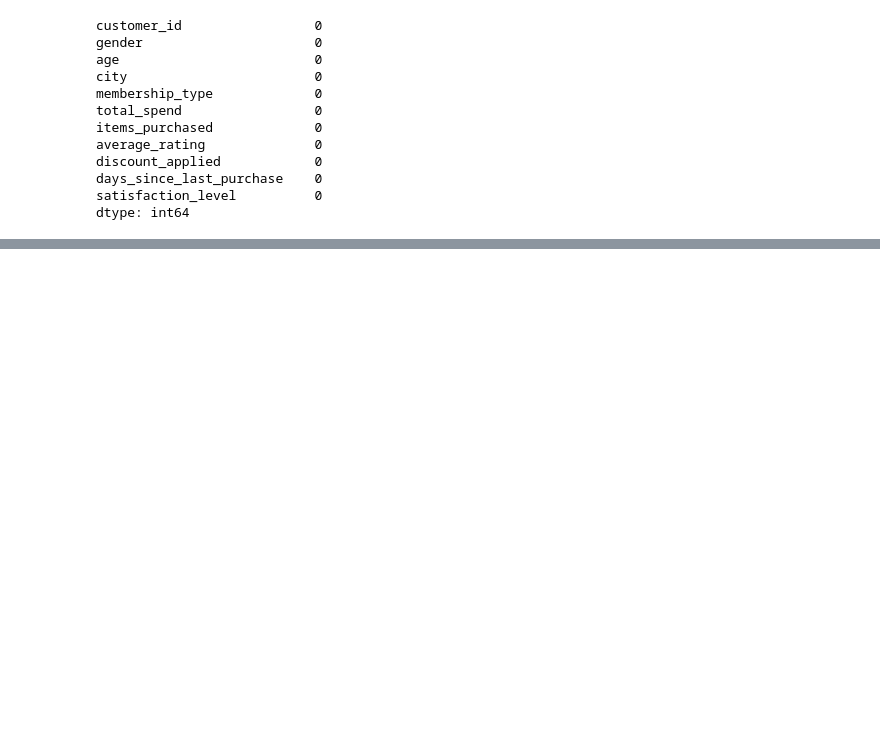
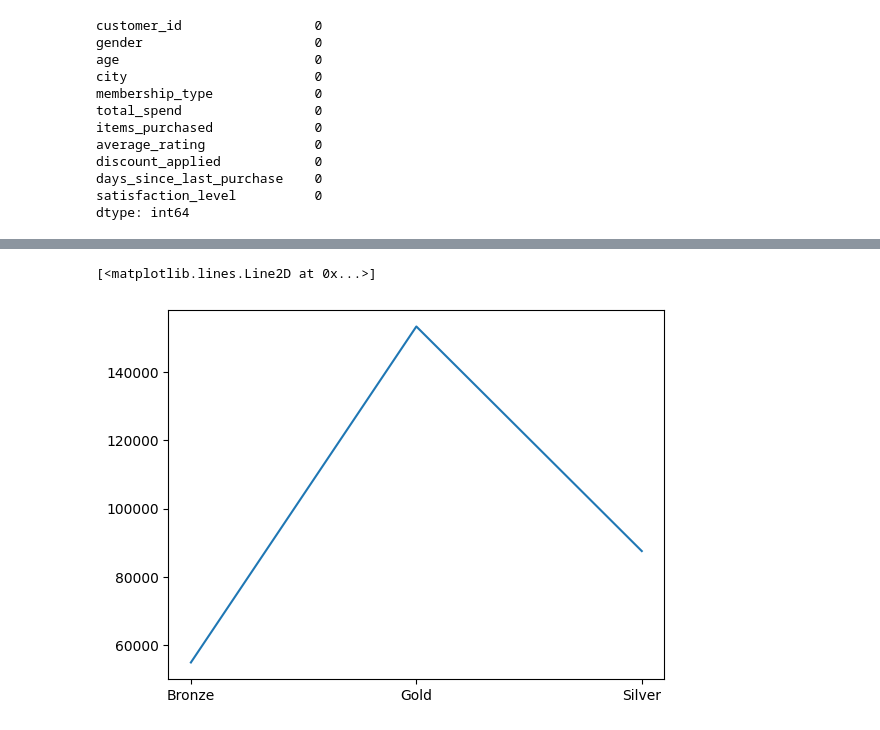
Before and after one commit to libinplal123/ml-learning-pandas, a Jupyter notebook: customer-behaviour-case-study/customer_behaviour.ipynb, the cells around one changed output, grey strips where cells are left out. Cells and saved outputs as stored; diff of their text form; code cells hidden in the pictures; blank space fills up the shorter version.

```diff
--- a/customer-behaviour-case-study/customer_behaviour.ipynb
+++ b/customer-behaviour-case-study/customer_behaviour.ipynb
@@ -52,0 +84,6 @@ dtype: int64
+# %%
+# membership wise total spend
+plt.plot(df.groupby("membership_type")["total_spend"].sum())
+# %% [output]
+[<matplotlib.lines.Line2D at 0x...>]
+[figure, added]
```
Also changed, not shown: parts of 12 cells of this notebook.
